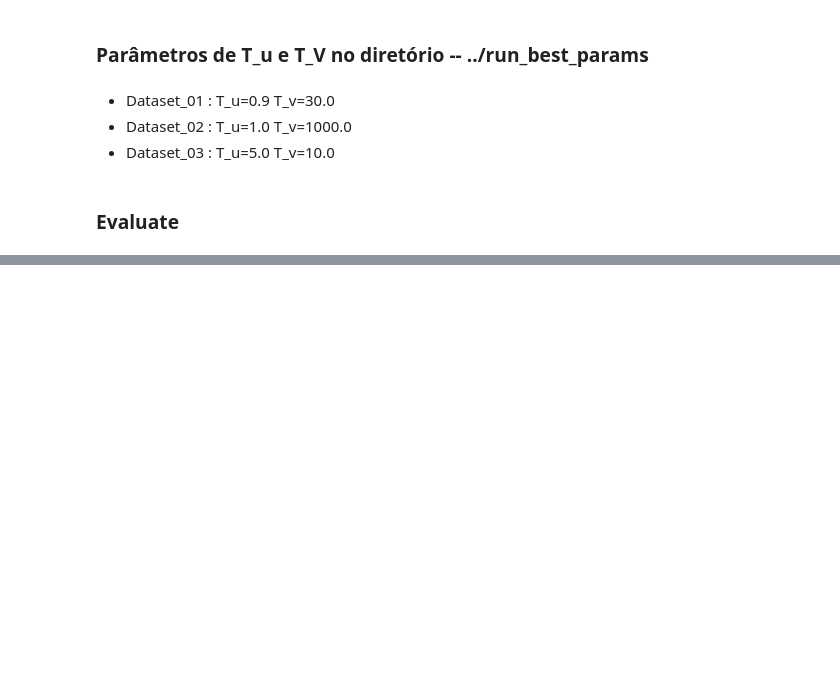
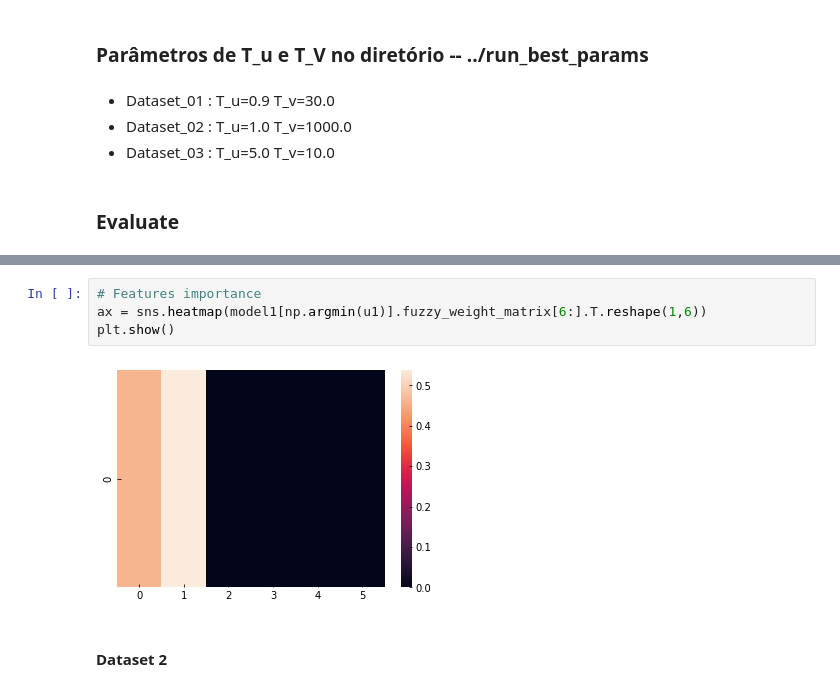
Before and after one commit to mateuscsc/ML_Project_CIN, a Jupyter notebook: code/notebooks/EFCM_LS1.ipynb, the cells around one changed output, grey strips where cells are left out. Drawn from its saved outputs; the diff is of its cells as text; blank space fills up the shorter version.

```diff
--- a/code/notebooks/EFCM_LS1.ipynb
+++ b/code/notebooks/EFCM_LS1.ipynb
@@ -178,0 +148,8 @@ plt.plot(model[np.argmin(u)].loss_history)
+# %%
+# Features importance
+ax = sns.heatmap(model1[np.argmin(u1)].fuzzy_weight_matrix[6:].T.reshape(1,6))
+plt.show()
+# %% [output]
+[figure, added]
+# %% [markdown]
+#### Dataset 2
```
Also changed, not shown: parts of 40 cells of this notebook, 6 other files.
